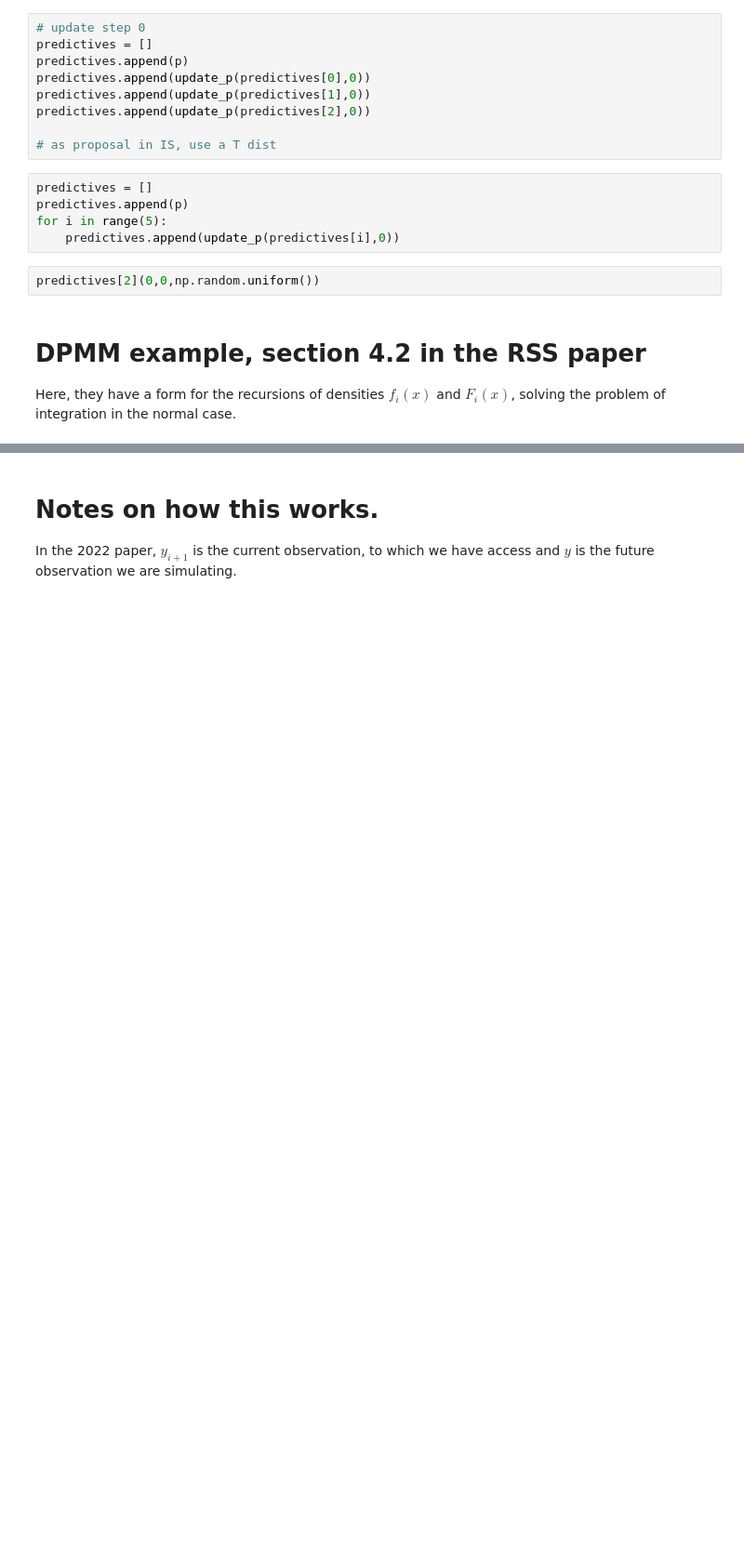
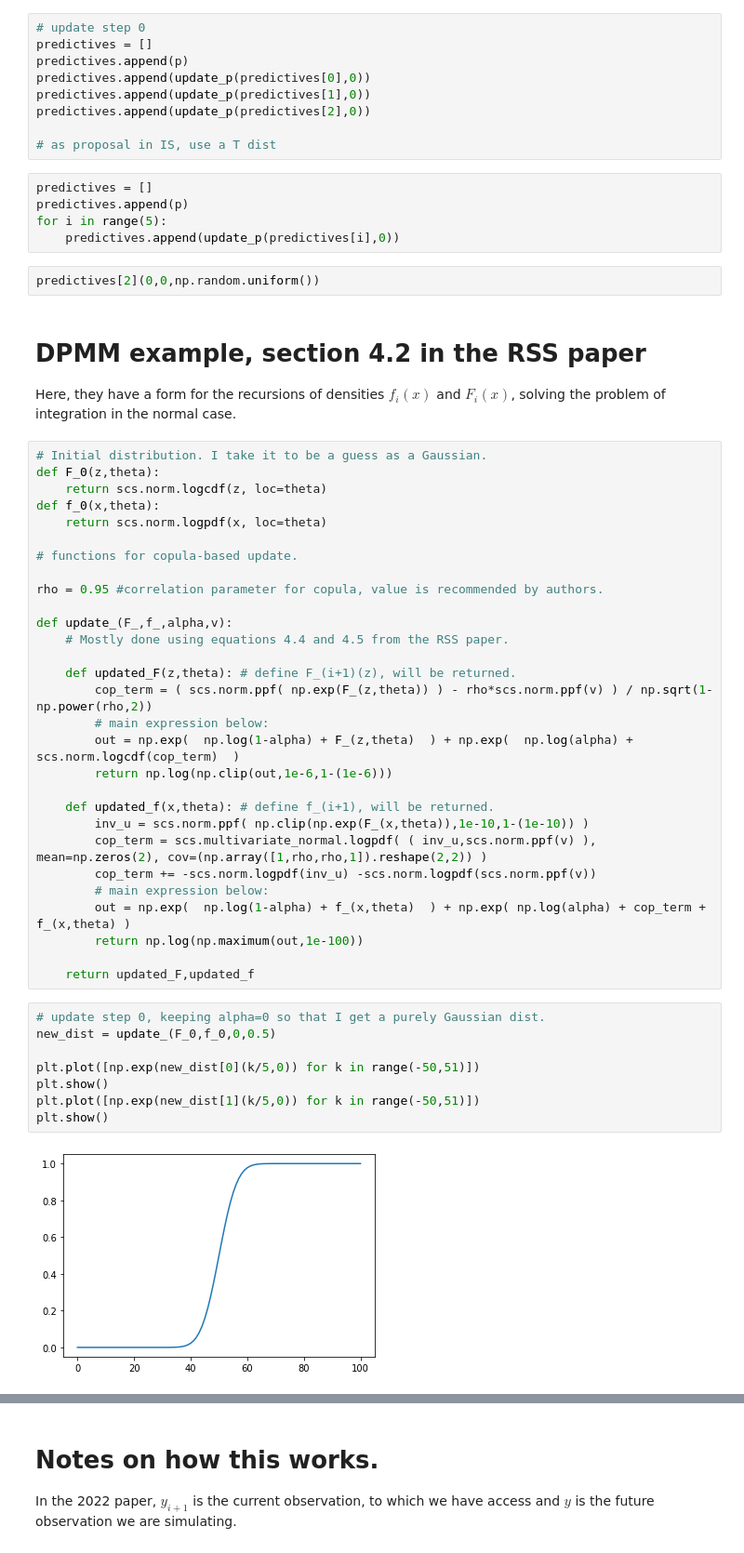
Before and after one commit to Huk-David/RSS-Discussion-paper-Martingale-Posterior-Distributions, a Jupyter notebook: Prequential Copulas - Code/Discussion paper - Notebook.ipynb, the cells around one changed output, grey strips where cells are left out. Shown at 93% size. Drawn from its saved outputs; the diff is of its cells as text; blank space fills up the shorter version.

```diff
--- a/Prequential Copulas - Code/Discussion paper - Notebook.ipynb
+++ b/Prequential Copulas - Code/Discussion paper - Notebook.ipynb
@@ -120,3 +120,42 @@ predictives[2](0,0,np.random.uniform())
 # DPMM example, section 4.2 in the RSS paper
 
 Here, they have a form for the recursions of densities $f_i(x)$ and $F_i(x)$, solving the problem of integration in the normal case.
+# %%
+# Initial distribution. I take it to be a guess as a Gaussian.
+def F_0(z,theta):
+    return scs.norm.logcdf(z, loc=theta)
+def f_0(x,theta):
+    return scs.norm.logpdf(x, loc=theta)
+
+# functions for copula-based update.
+
+rho = 0.95 #correlation parameter for copula, value is recommended by authors.
+
+def update_(F_,f_,alpha,v):
+    # Mostly done using equations 4.4 and 4.5 from the RSS paper.
+
+    def updated_F(z,theta): # define F_(i+1)(z), will be returned.
+        cop_term = ( scs.norm.ppf( np.exp(F_(z,theta)) ) - rho*scs.norm.ppf(v) ) / np.sqrt(1-np.power(rho,2))
+        # main expression below:
+        out = np.exp(  np.log(1-alpha) + F_(z,theta)  ) + np.exp(  np.log(alpha) + scs.norm.logcdf(cop_term)  )
+        return np.log(np.clip(out,1e-6,1-(1e-6)))
+
+    def updated_f(x,theta): # define f_(i+1), will be returned.
+        inv_u = scs.norm.ppf( np.clip(np.exp(F_(x,theta)),1e-10,1-(1e-10)) )
+        cop_term = scs.multivariate_normal.logpdf( ( inv_u,scs.norm.ppf(v) ), mean=np.zeros(2), cov=(np.array([1,rho,rho,1]).reshape(2,2)) )
+        cop_term += -scs.norm.logpdf(inv_u) -scs.norm.logpdf(scs.norm.ppf(v))
+        # main expression below:
+        out = np.exp(  np.log(1-alpha) + f_(x,theta)  ) + np.exp( np.log(alpha) + cop_term + f_(x,theta) )
+        return np.log(np.maximum(out,1e-100))
+
+    return updated_F,updated_f
+# %%
+# update step 0, keeping alpha=0 so that I get a purely Gaussian dist.
+new_dist = update_(F_0,f_0,0,0.5)
+
+plt.plot([np.exp(new_dist[0](k/5,0)) for k in range(-50,51)])
+plt.show()
+plt.plot([np.exp(new_dist[1](k/5,0)) for k in range(-50,51)])
+plt.show()
+# %% [output]
+[figure, added]
```
Also changed, not shown: parts of 3 cells of this notebook.
